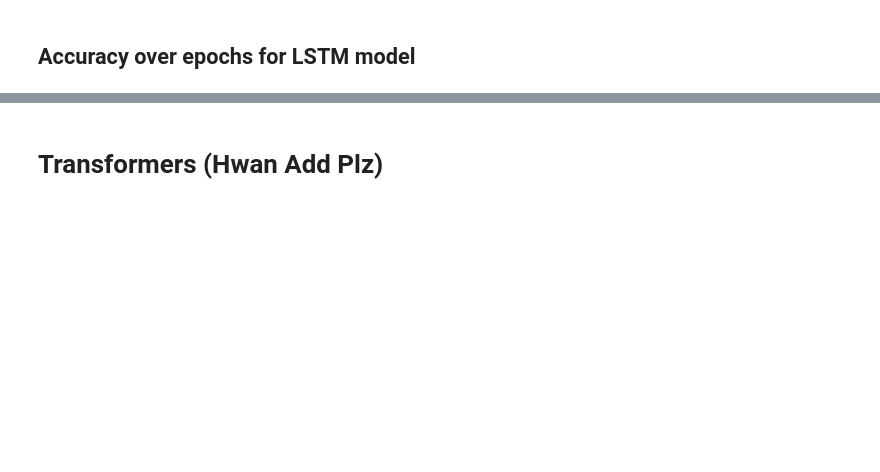
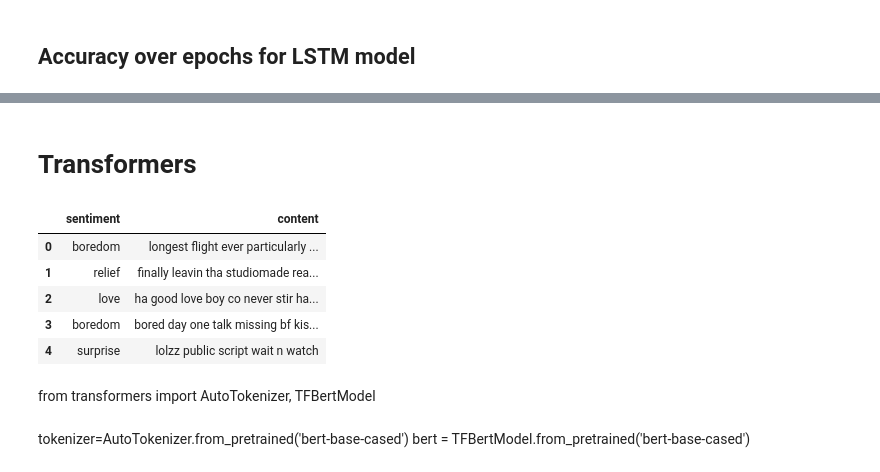
Before and after one commit to kevin-otter-liu/TextEmotionRecognition, a Jupyter notebook: Group_project.ipynb, the cells around one changed output, grey strips where cells are left out. Drawn from its saved outputs; the diff is of its cells as text; code cells hidden in the pictures; blank space fills up the shorter version.

```diff
--- a/Group_project.ipynb
+++ b/Group_project.ipynb
@@ -967,2 +807,2 @@ LSTM validation accuracy: 0.6468
 # %% [markdown]
-# Transformers (Hwan Add Plz)
+# Transformers
@@ -968,0 +812,16 @@ LSTM validation accuracy: 0.6468
+# %%
+df = cleaned_df.copy()
+# %%
+df.head()
+# %% [output]
+|  | sentiment | content |
+| 0 | boredom | longest flight ever particularly ... |
+| 1 | relief | finally leavin tha studiomade rea... |
+| 2 | love | ha good love boy co never stir ha... |
+| 3 | boredom | bored day one talk missing bf kis... |
+| 4 | surprise | lolzz public script wait n watch |
+# %% [markdown]
+from transformers import AutoTokenizer, TFBertModel
+# %% [markdown]
+tokenizer=AutoTokenizer.from_pretrained('bert-base-cased')
+bert = TFBertModel.from_pretrained('bert-base-cased')
```
Also changed, not shown: parts of 45 cells of this notebook, 1 other file.
